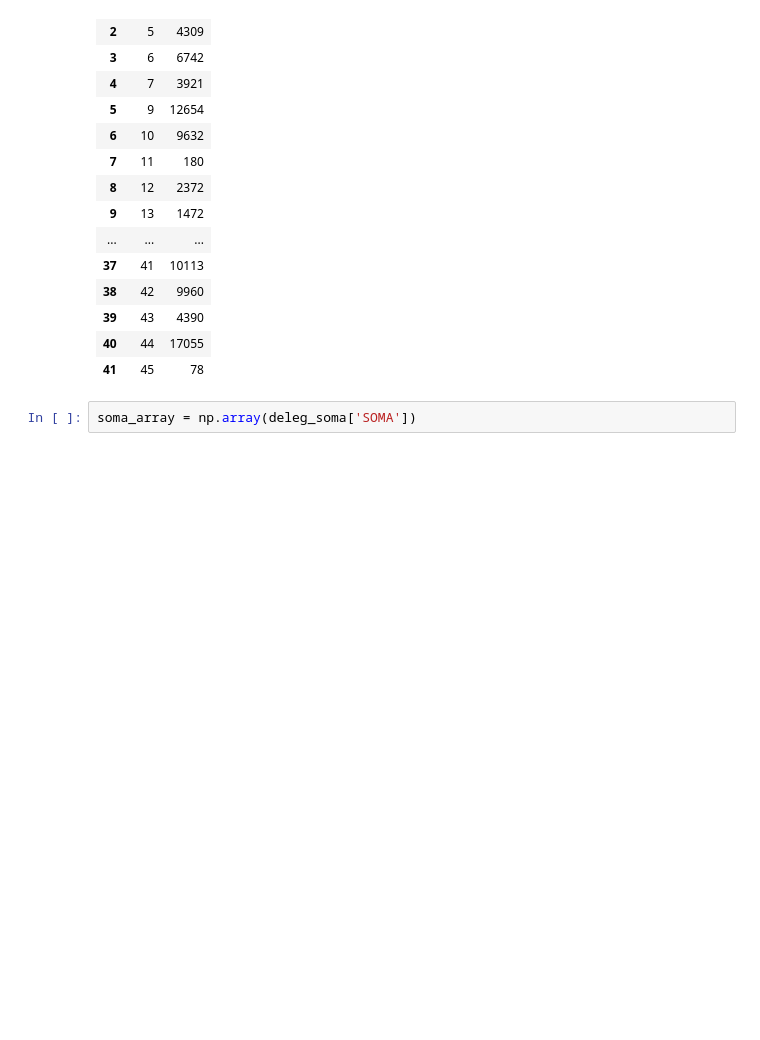
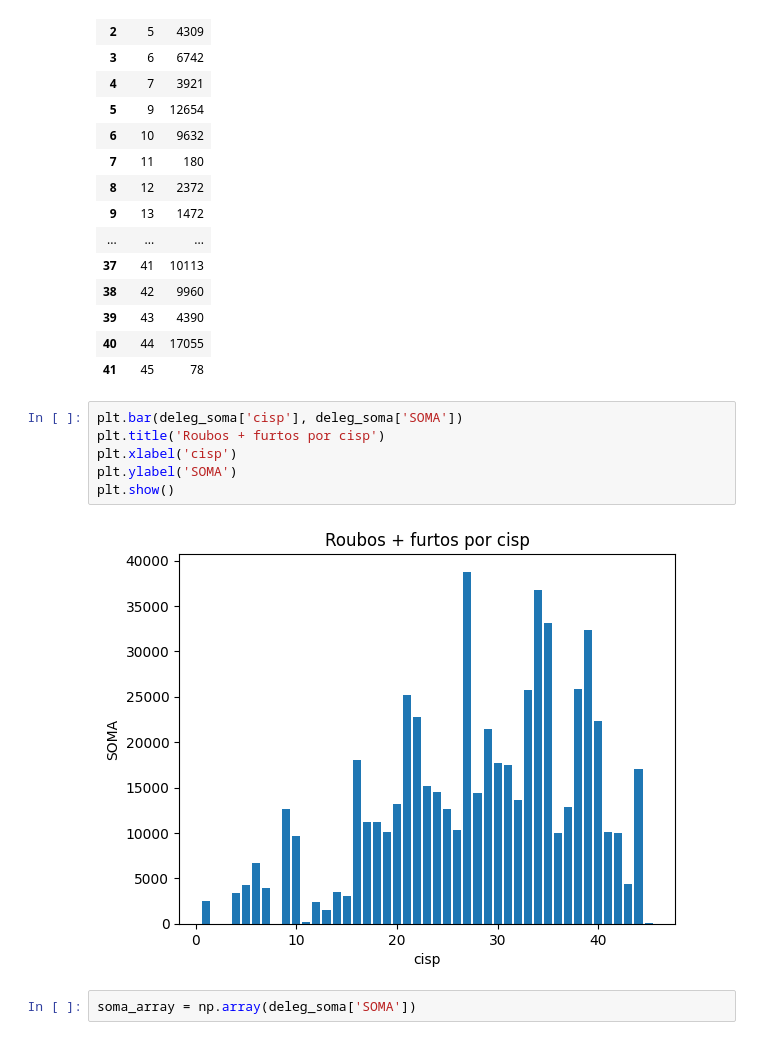
Before and after one commit to Samuelmcoimbra/Repo_senac, a Jupyter notebook: aula_13.ipynb, the cells around one changed output. Cells and saved outputs as stored; diff of their text form; blank space fills up the shorter version.

```diff
--- a/aula_13.ipynb
+++ b/aula_13.ipynb
@@ -375,6 +319,14 @@ deleg_soma
 | 39 | 43 | 4390 |
 | 40 | 44 | 17055 |
 | 41 | 45 | 78 |
+# %%
+plt.bar(deleg_soma['cisp'], deleg_soma['SOMA'])
+plt.title('Roubos + furtos por cisp')
+plt.xlabel('cisp')
+plt.ylabel('SOMA')
+plt.show()
+# %% [output]
+[figure, added]
 # %%
 soma_array = np.array(deleg_soma['SOMA'])
 # %%
```
Also changed, not shown: parts of 29 cells of this notebook, 3 other files.
